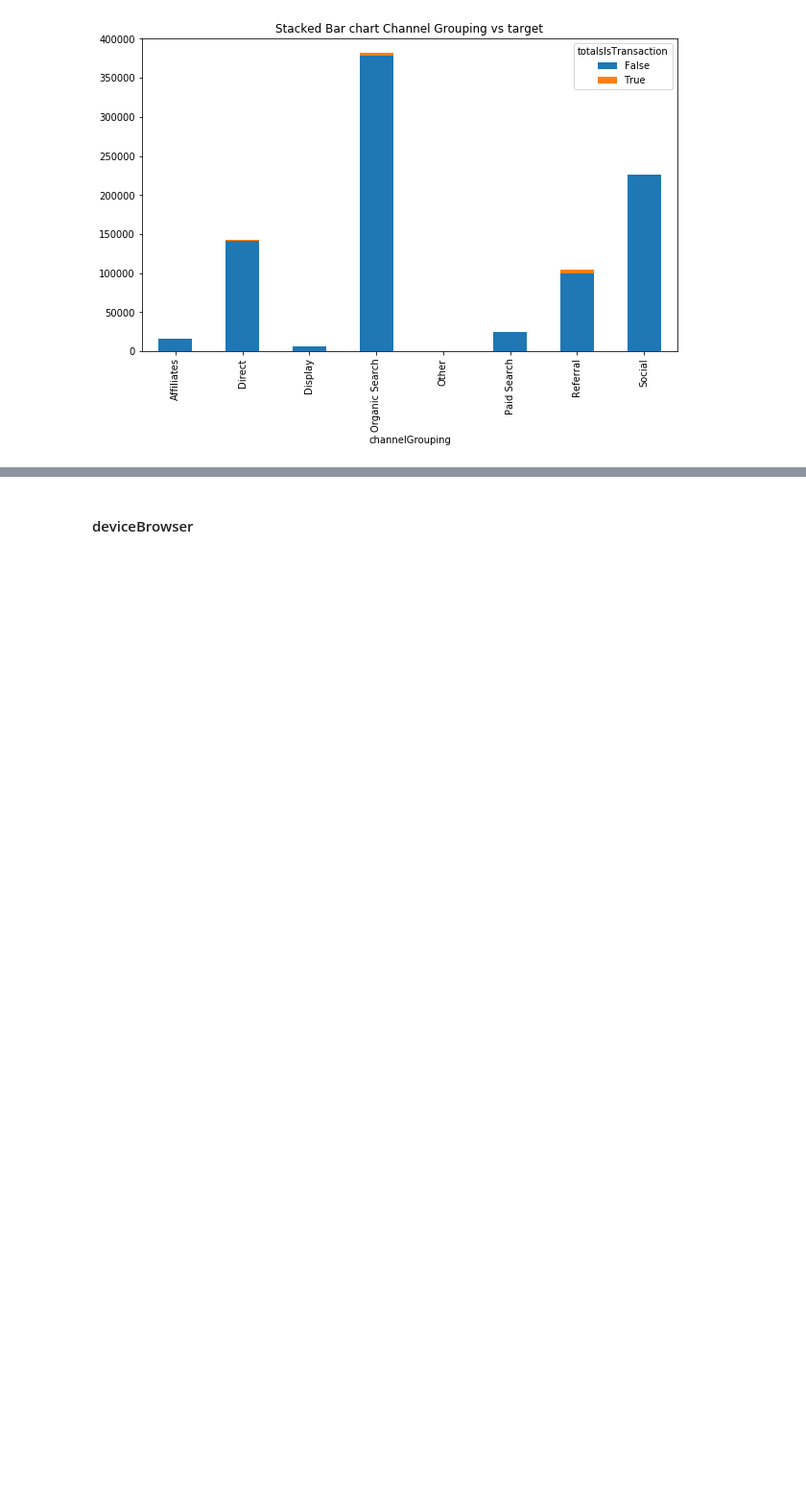
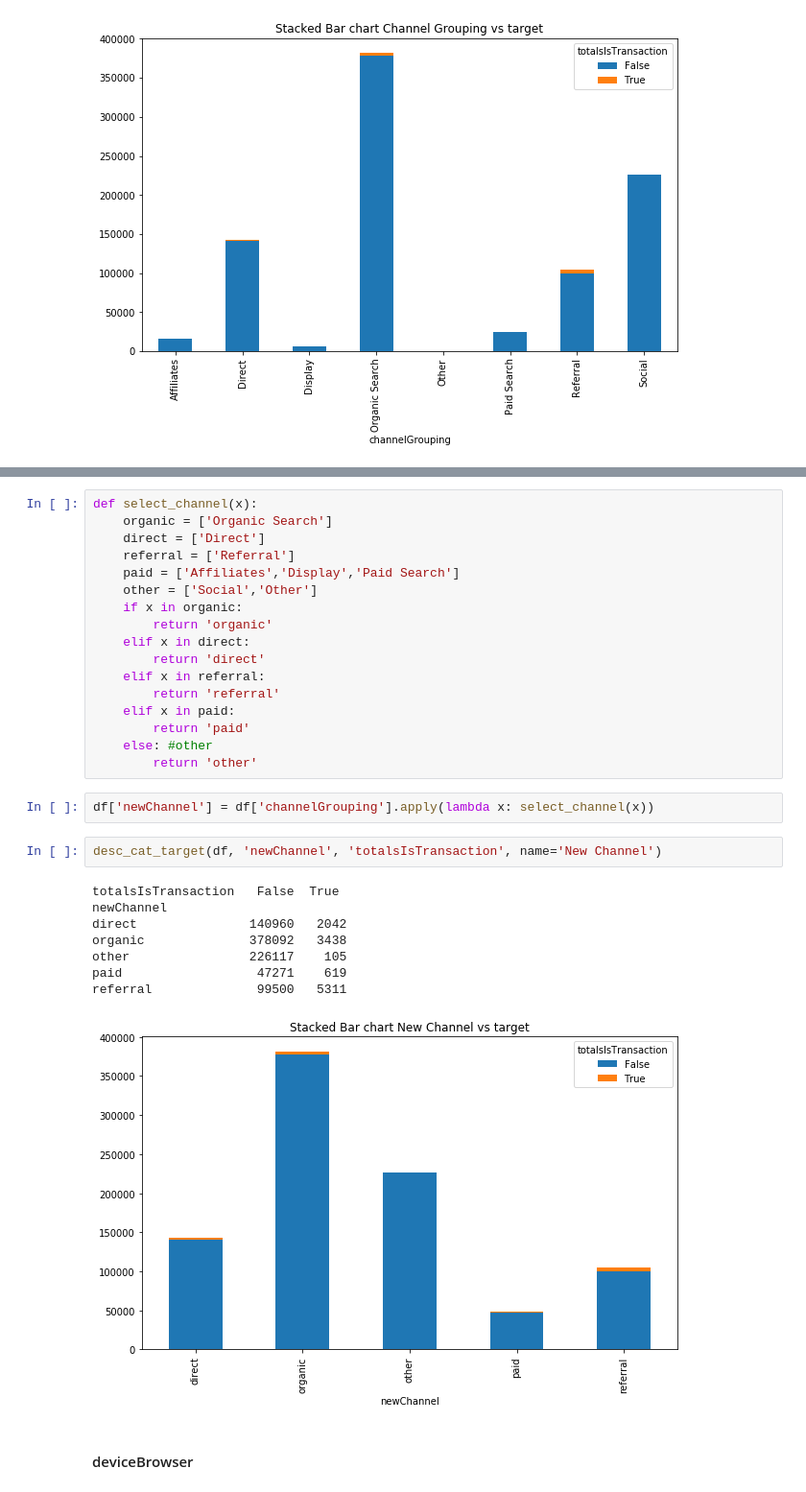
Before and after one commit to paulagual/ProjectIronhack, a Jupyter notebook: 3.EDA_categorical.ipynb, the cells around one changed output, grey strips where cells are left out. Shown at 96% size. Saved outputs shown, nothing was run; the diff lists cells and outputs as text; blank space fills up the shorter version.

```diff
--- a/3.EDA_categorical.ipynb
+++ b/3.EDA_categorical.ipynb
@@ -132,3 +141,33 @@ Social               225998    104
+# %%
+def select_channel(x):
+    organic = ['Organic Search']
+    direct = ['Direct']
+    referral = ['Referral']
+    paid = ['Affiliates','Display','Paid Search']
+    other = ['Social','Other']
+    if x in organic:
+        return 'organic'
+    elif x in direct:
+        return 'direct'
+    elif x in referral:
+        return 'referral'
+    elif x in paid:
+        return 'paid'
+    else: #other
+        return 'other'
+# %%
+df['newChannel'] = df['channelGrouping'].apply(lambda x: select_channel(x))
+# %%
+desc_cat_target(df, 'newChannel', 'totalsIsTransaction', name='New Channel')
+# %% [output]
+totalsIsTransaction   False  True
+newChannel
+direct               140960   2042
+organic              378092   3438
+other                226117    105
+paid                  47271    619
+referral              99500   5311
+[figure, added]
 # %% [markdown]
 #### deviceBrowser
 # %%
```
Also changed, not shown: parts of 135 cells of this notebook, 2 other files.
